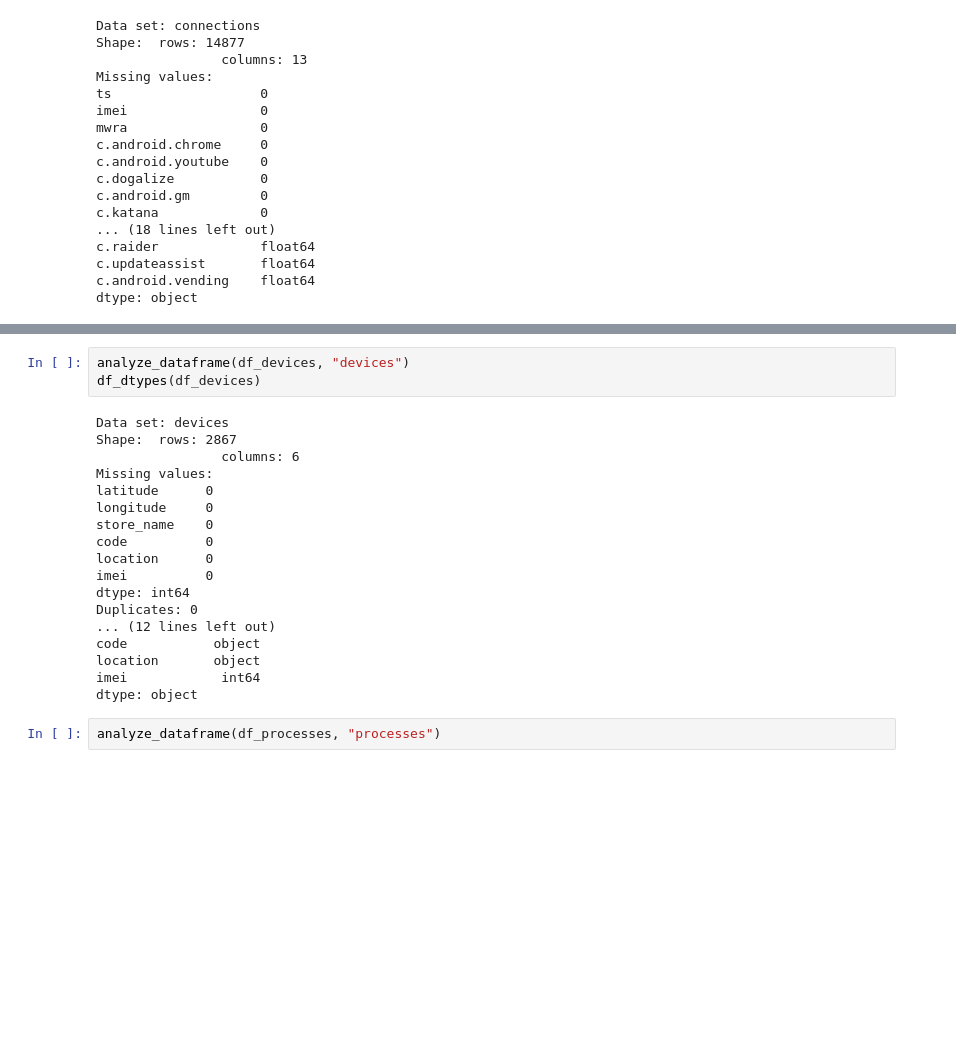
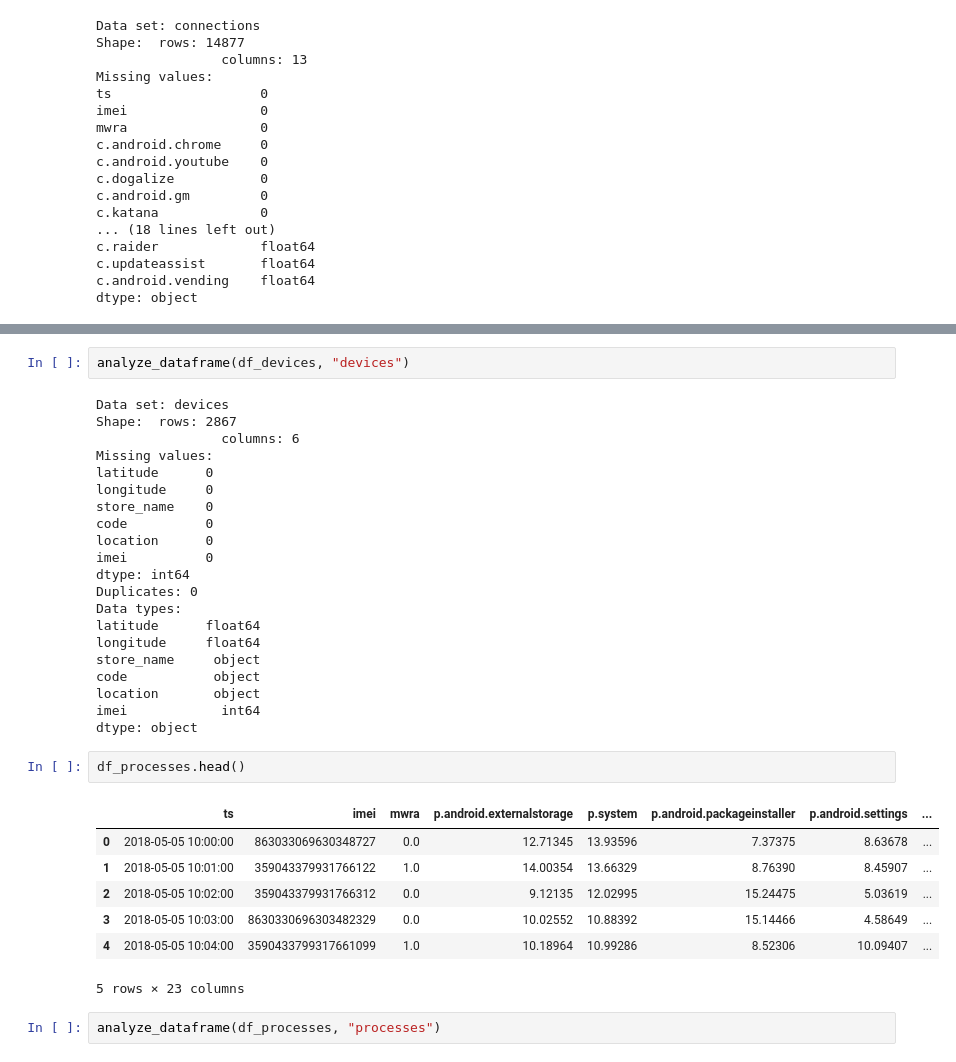
Before and after one commit to xtancos/IAU_project, a Jupyter notebook: main.ipynb, the cells around one changed output, grey strips where cells are left out. Cells and saved outputs as stored; diff of their text form; blank space fills up the shorter version.

```diff
--- a/main.ipynb
+++ b/main.ipynb
@@ -100,6 +118,5 @@ dtype: object
 # %%
 analyze_dataframe(df_devices, "devices")
-df_dtypes(df_devices)
 # %% [output]
 Data set: devices
 Shape:  rows: 2867
@@ -113,11 +130,24 @@ location      0
 imei          0
 dtype: int64
 Duplicates: 0
-... (12 lines left out)
+Data types:
+latitude      float64
+longitude     float64
+store_name     object
 code           object
 location       object
 imei            int64
 dtype: object
+# %%
+df_processes.head()
+# %% [output]
+|  | ts | imei | mwra | p.android.externalstorage | p.system | p.android.packageinstaller | p.android.settings | ... |
+| 0 | 2018-05-05 10:00:00 | 863033069630348727 | 0.0 | 12.71345 | 13.93596 | 7.37375 | 8.63678 | ... |
+| 1 | 2018-05-05 10:01:00 | 359043379931766122 | 1.0 | 14.00354 | 13.66329 | 8.76390 | 8.45907 | ... |
+| 2 | 2018-05-05 10:02:00 | 359043379931766312 | 0.0 | 9.12135 | 12.02995 | 15.24475 | 5.03619 | ... |
+| 3 | 2018-05-05 10:03:00 | 8630330696303482329 | 0.0 | 10.02552 | 10.88392 | 15.14466 | 4.58649 | ... |
+| 4 | 2018-05-05 10:04:00 | 3590433799317661099 | 1.0 | 10.18964 | 10.99286 | 8.52306 | 10.09407 | ... |
+5 rows × 23 columns
 # %%
 analyze_dataframe(df_processes, "processes")
 # %% [output]
```
Also changed, not shown: parts of 10 cells of this notebook, 1 other file.
